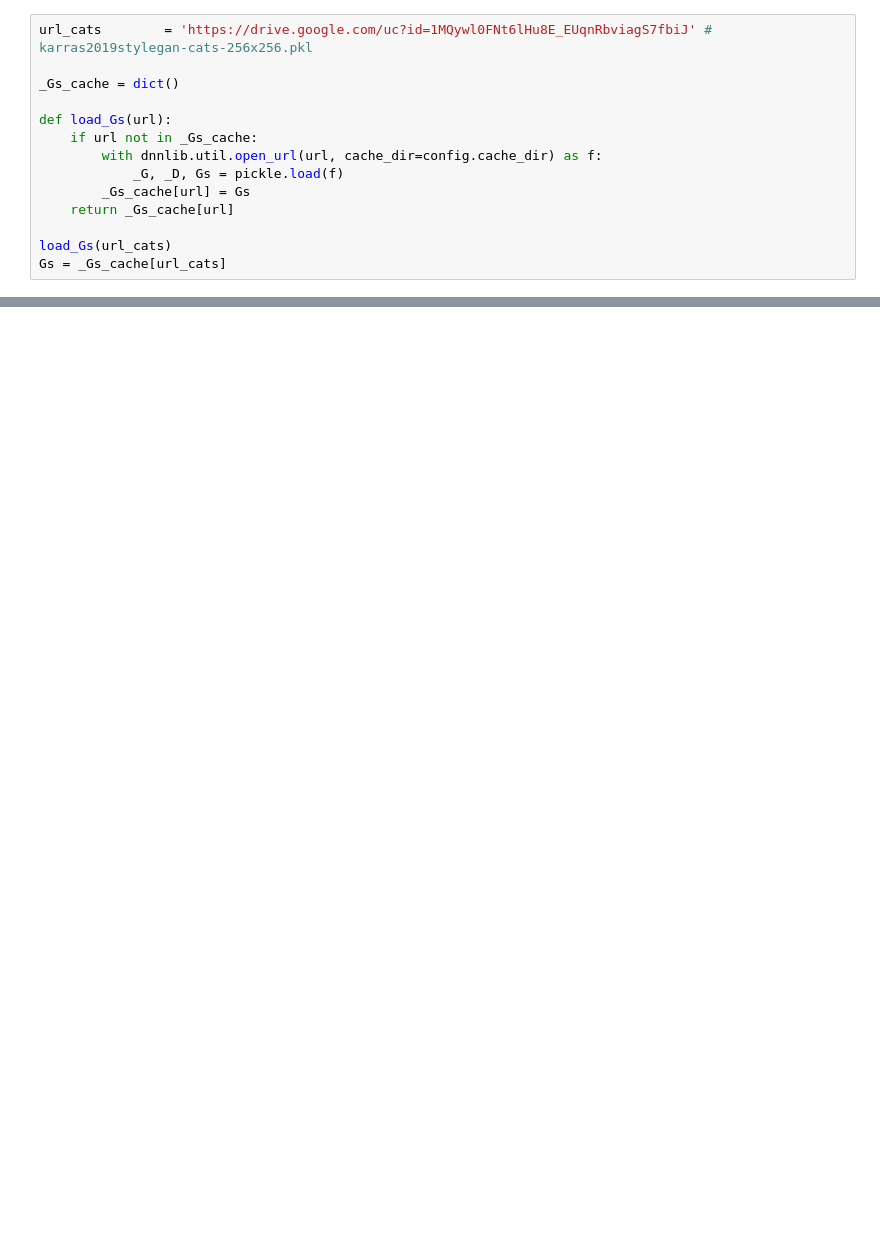
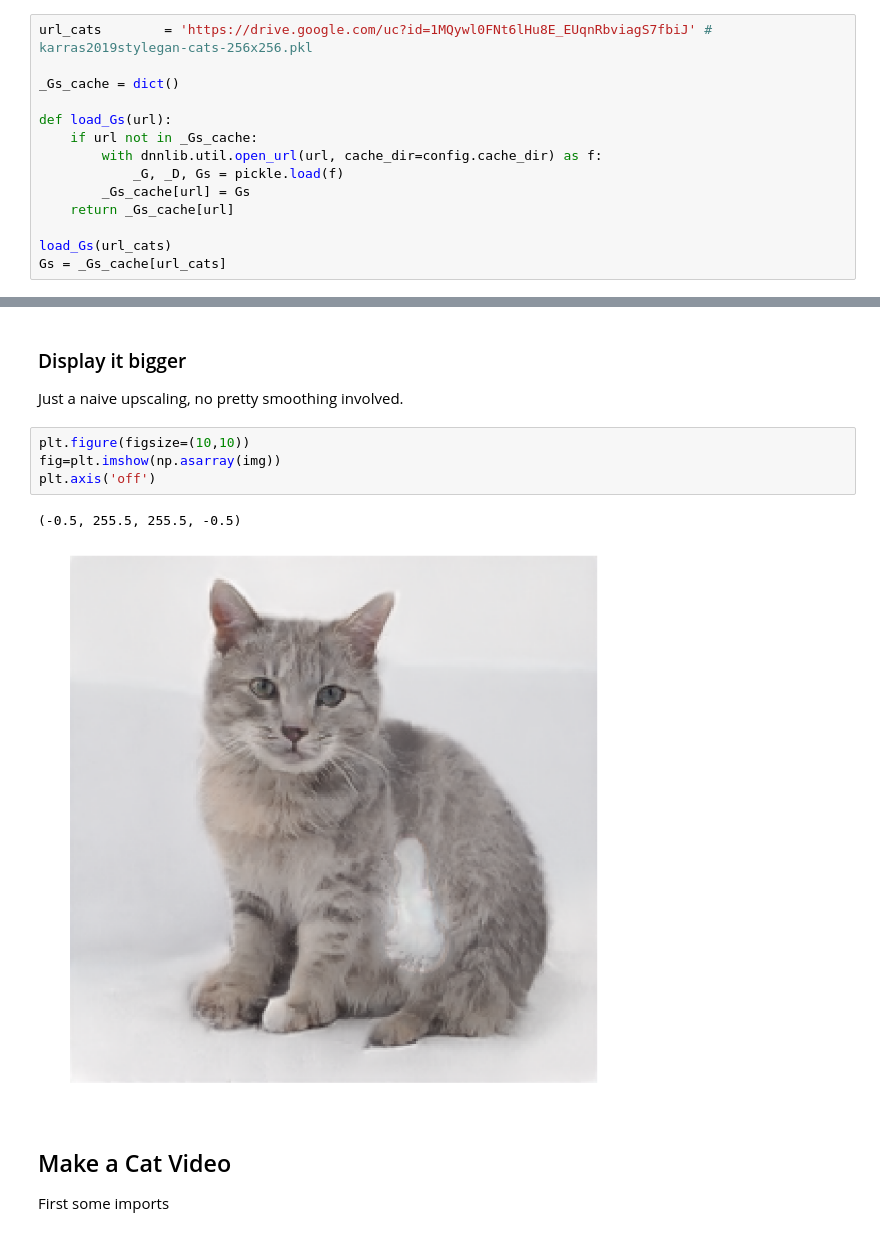
Before and after one commit to KevinSikorskiBase2S/machine-learning-intro-workshop, a Jupyter notebook: StyleGanCats.ipynb, the cells around one changed output, grey strips where cells are left out. Saved outputs shown, nothing was run; the diff lists cells and outputs as text; blank space fills up the shorter version.

```diff
--- a/StyleGanCats.ipynb
+++ b/StyleGanCats.ipynb
@@ -51,0 +58,14 @@ display(img)
+# %% [markdown]
+### Display it bigger
+Just a naive upscaling, no pretty smoothing involved.
+# %%
+plt.figure(figsize=(10,10))
+fig=plt.imshow(np.asarray(img))
+plt.axis('off')
+# %% [output]
+(-0.5, 255.5, 255.5, -0.5)
+[figure, added]
+# %% [markdown]
+## Make a Cat Video
+
+First some imports
```
Also changed, not shown: parts of 16 cells of this notebook.
